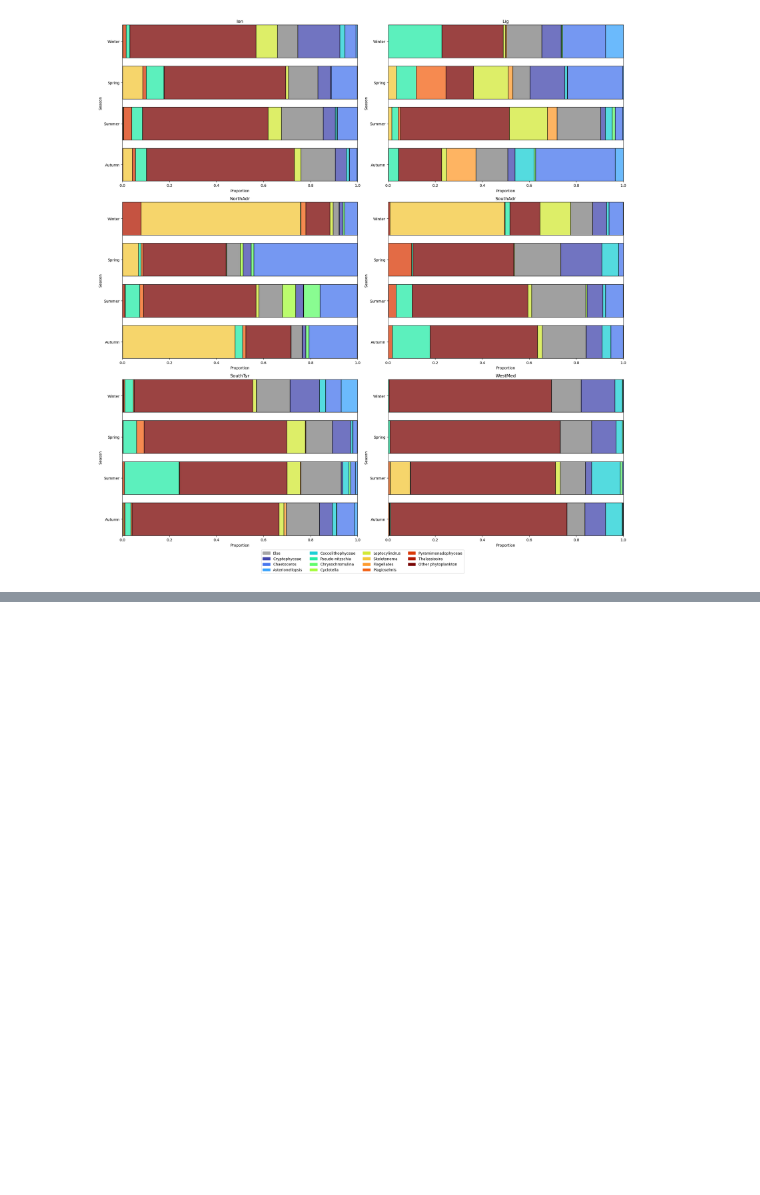
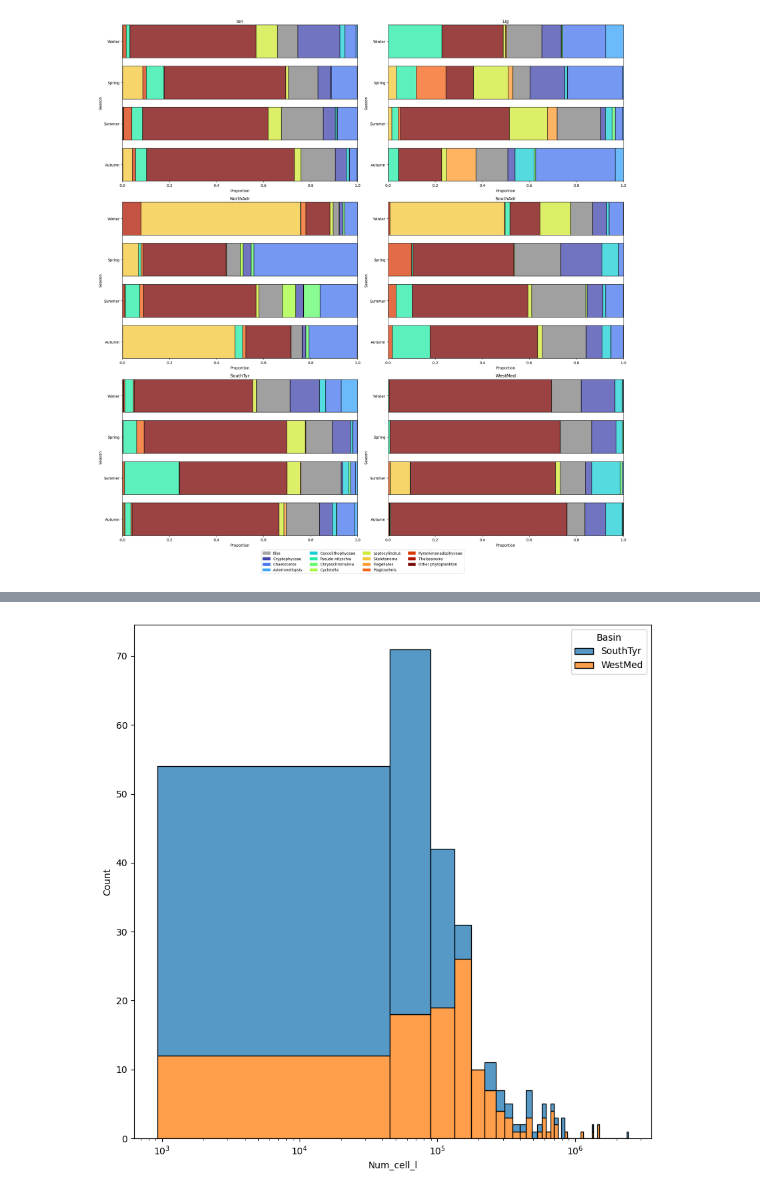
Before and after one commit to Alberto-Ghedin/ISPRA_20152017_Analysis, a Jupyter notebook: Description/My_descr.ipynb, the cells around one changed output, grey strips where cells are left out. Saved outputs shown, nothing was run; the diff lists cells and outputs as text; code cells hidden in the pictures; blank space fills up the shorter version.

```diff
--- a/Description/My_descr.ipynb
+++ b/Description/My_descr.ipynb
@@ -228,0 +300,16 @@ plt.tight_layout()
+# %%
+fig, ax = plt.subplots(figsize=(10, 10))
+sns.histplot(
+phyto_abund_simplified.query("Region == 'SAR'").groupby(["Date", "id"]).agg(
+    {
+        "Num_cell_l" : "sum",
+        "Basin" : "first"
+    }),
+    x = "Num_cell_l",
+    hue = "Basin",
+    multiple= "stack",
+    ax = ax
+)
+ax.set_xscale("log")
+# %% [output]
+[figure, added]
```
Also changed, not shown: parts of 9 cells of this notebook, 1 other file.
